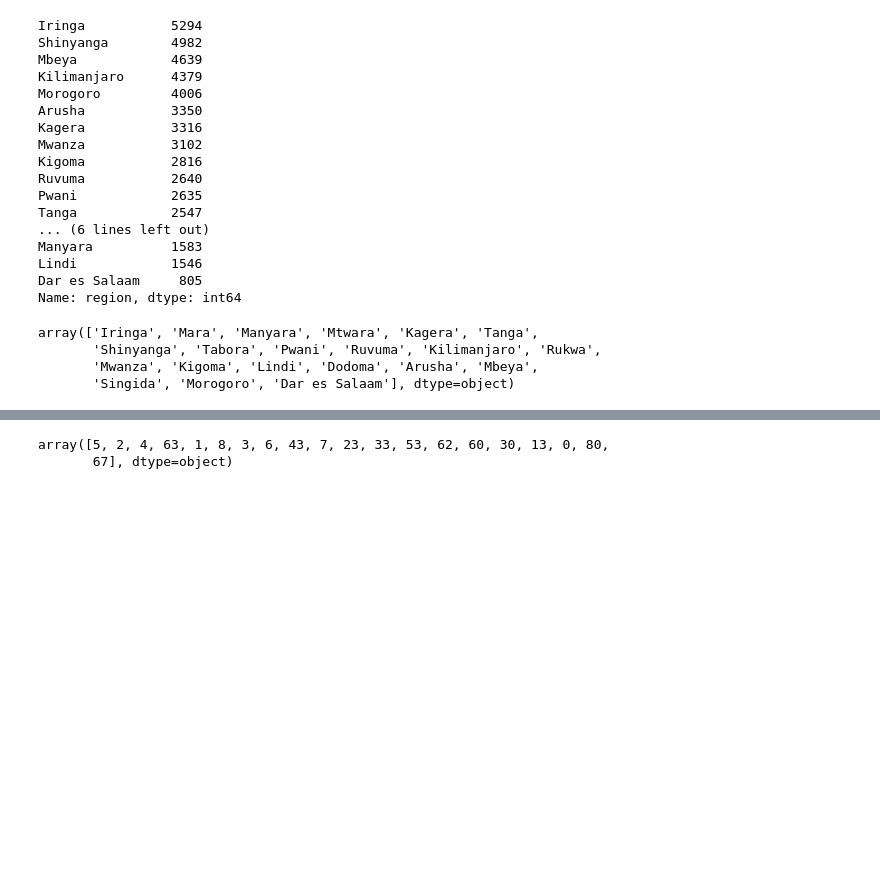
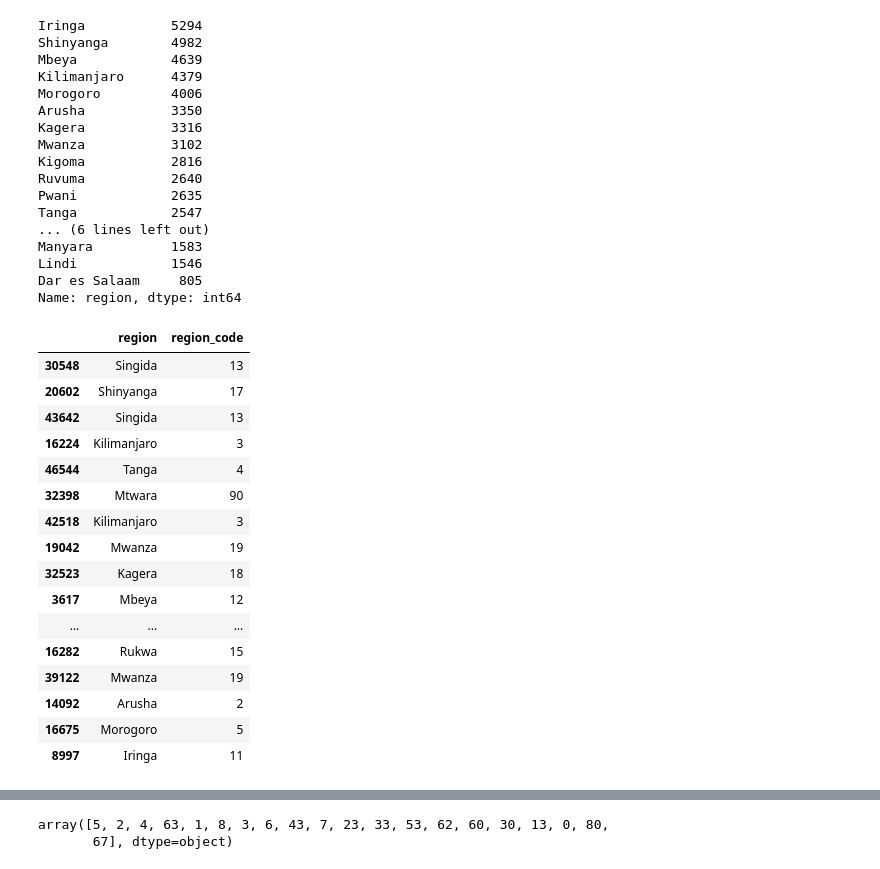
Before and after one commit to roberthobblebottom/pump-it-up, a Jupyter notebook: 1.ipynb, the cells around one changed output, grey strips where cells are left out. Saved outputs shown, nothing was run; the diff lists cells and outputs as text; code cells hidden in the pictures; blank space fills up the shorter version.

```diff
--- a/1.ipynb
+++ b/1.ipynb
@@ -350,9 +376,22 @@ Lindi            1546
 Dar es Salaam     805
 Name: region, dtype: int64
 # %%
-train_values['region'].unique()
+train_values[['region','region_code']].sample(40)
 # %% [output]
-array(['Iringa', 'Mara', 'Manyara', 'Mtwara', 'Kagera', 'Tanga',
-       'Shinyanga', 'Tabora', 'Pwani', 'Ruvuma', 'Kilimanjaro', 'Rukwa',
-       'Mwanza', 'Kigoma', 'Lindi', 'Dodoma', 'Arusha', 'Mbeya',
-       'Singida', 'Morogoro', 'Dar es Salaam'], dtype=object)
+|  | region | region_code |
+| 30548 | Singida | 13 |
+| 20602 | Shinyanga | 17 |
+| 43642 | Singida | 13 |
+| 16224 | Kilimanjaro | 3 |
+| 46544 | Tanga | 4 |
+| 32398 | Mtwara | 90 |
+| 42518 | Kilimanjaro | 3 |
+| 19042 | Mwanza | 19 |
+| 32523 | Kagera | 18 |
+| 3617 | Mbeya | 12 |
+| ... | ... | ... |
+| 16282 | Rukwa | 15 |
+| 39122 | Mwanza | 19 |
+| 14092 | Arusha | 2 |
+| 16675 | Morogoro | 5 |
+| 8997 | Iringa | 11 |
```
Also changed, not shown: parts of 26 cells of this notebook.
